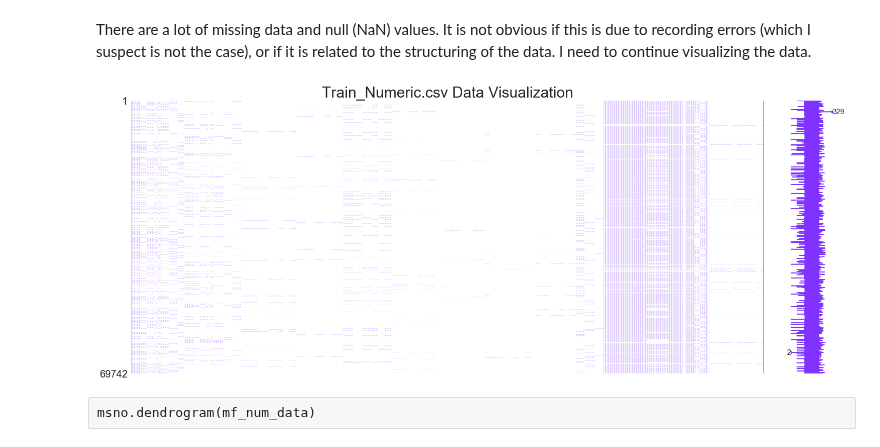
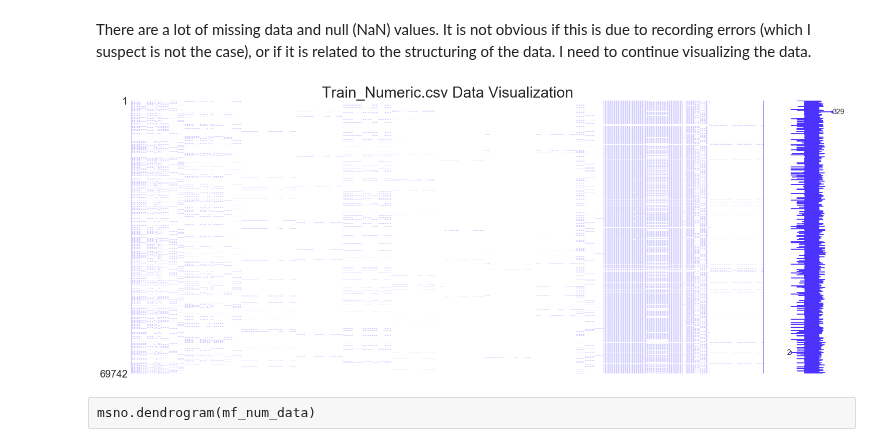
Before and after one commit to kimrharper/data_science_nltk, a Jupyter notebook: manufacturing/exploratory.ipynb, the cells around one changed output. Cells and saved outputs as stored; diff of their text form; code cells hidden in the pictures.

Commit message:
added graphing component but needs more exploration

```diff
--- a/manufacturing/exploratory.ipynb
+++ b/manufacturing/exploratory.ipynb
@@ -39,11 +39,11 @@ mf_num_data.head(2)
 There are a lot of missing data and null (NaN) values. It is not obvious if this is due to recording errors (which I suspect is not the case), or if it is related to the structuring of the data. I need to continue visualizing the data.
 # %%
 # visualize numerical data with missingno
-msno.matrix(mf_num_data, color=(.5,.2,1))
+msno.matrix(mf_num_data, color=(.3,0,1))
 plt.title('Train_Numeric.csv Data Visualization',size=30)
 plt.show()
 # %% [output]
-[figure, old version]
+[figure, new version]
 # %% [raw]
 msno.dendrogram(mf_num_data)
 # %% [markdown]
```
Also changed, not shown: parts of 3 cells of this notebook.
